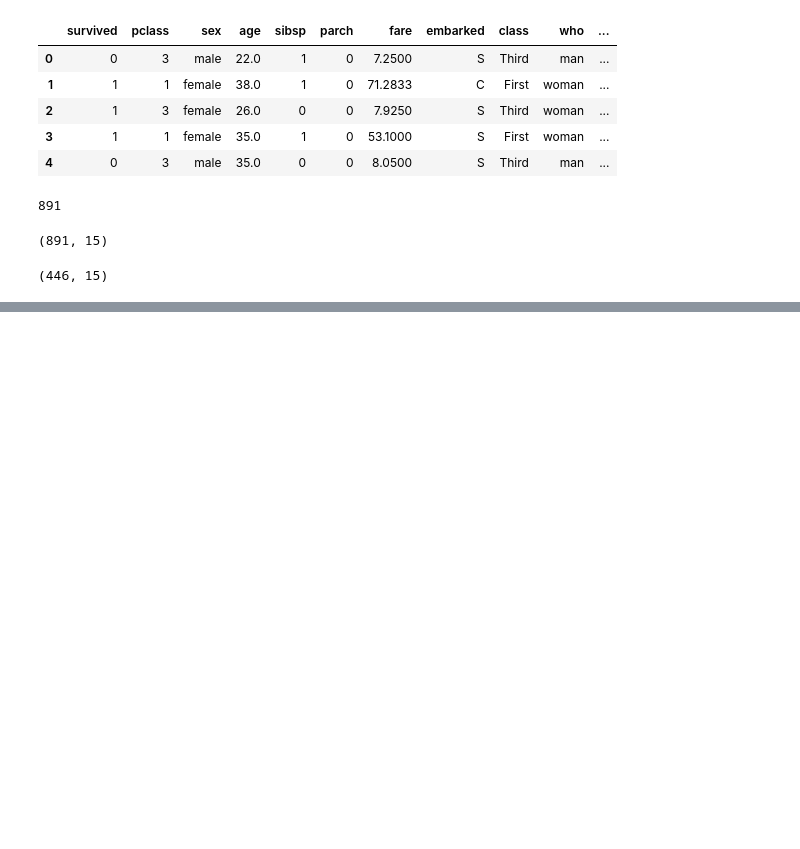
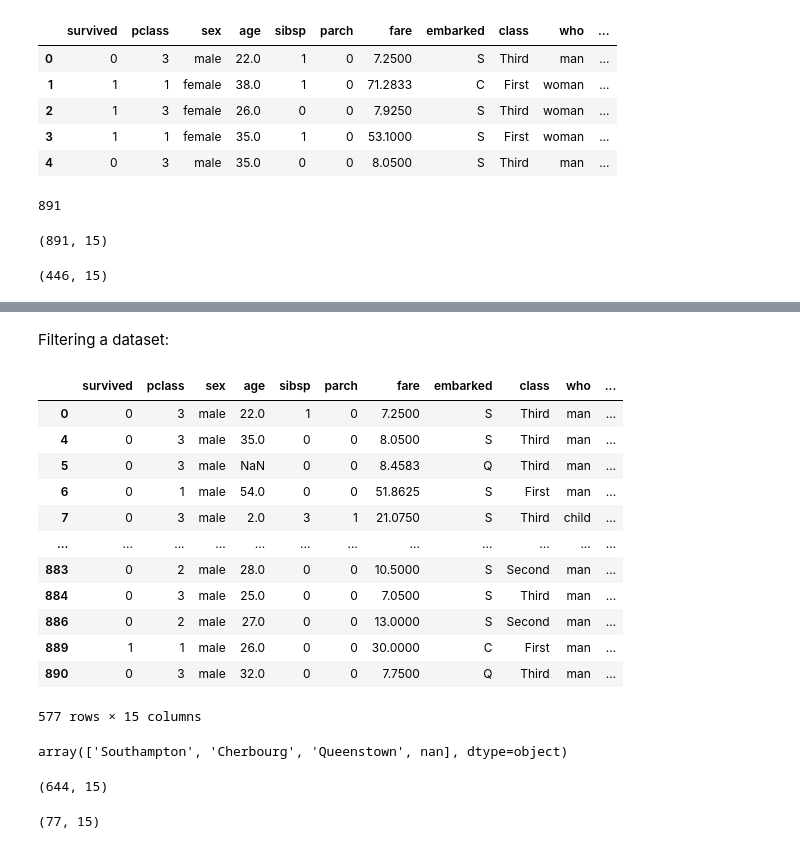
Before and after one commit to summaiyazafar/Learning, a Jupyter notebook: pandas/day1.ipynb, the cells around one changed output, grey strips where cells are left out. Saved outputs shown, nothing was run; the diff lists cells and outputs as text; code cells hidden in the pictures; blank space fills up the shorter version.

```diff
--- a/pandas/day1.ipynb
+++ b/pandas/day1.ipynb
@@ -401,0 +477,30 @@ boat_2=df.drop(boat_1.index)
+# %% [markdown]
+Filtering a dataset:
+# %%
+df[(df.sex=='male')]
+# %% [output]
+|  | survived | pclass | sex | age | sibsp | parch | fare | embarked | class | who | ... |
+| 0 | 0 | 3 | male | 22.0 | 1 | 0 | 7.2500 | S | Third | man | ... |
+| 4 | 0 | 3 | male | 35.0 | 0 | 0 | 8.0500 | S | Third | man | ... |
+| 5 | 0 | 3 | male | NaN | 0 | 0 | 8.4583 | Q | Third | man | ... |
+| 6 | 0 | 1 | male | 54.0 | 0 | 0 | 51.8625 | S | First | man | ... |
+| 7 | 0 | 3 | male | 2.0 | 3 | 1 | 21.0750 | S | Third | child | ... |
+| ... | ... | ... | ... | ... | ... | ... | ... | ... | ... | ... | ... |
+| 883 | 0 | 2 | male | 28.0 | 0 | 0 | 10.5000 | S | Second | man | ... |
+| 884 | 0 | 3 | male | 25.0 | 0 | 0 | 7.0500 | S | Third | man | ... |
+| 886 | 0 | 2 | male | 27.0 | 0 | 0 | 13.0000 | S | Second | man | ... |
+| 889 | 1 | 1 | male | 26.0 | 0 | 0 | 30.0000 | C | First | man | ... |
+| 890 | 0 | 3 | male | 32.0 | 0 | 0 | 7.7500 | Q | Third | man | ... |
+577 rows × 15 columns
+# %%
+df.embark_town.unique()
+# %% [output]
+array(['Southampton', 'Cherbourg', 'Queenstown', nan], dtype=object)
+# %%
+df[(df.embark_town=="Southampton")].shape
+# %% [output]
+(644, 15)
+# %%
+df[(df.embark_town=="Queenstown")].shape
+# %% [output]
+(77, 15)
```
Also changed, not shown: parts of 70 cells of this notebook, 1 other file.
